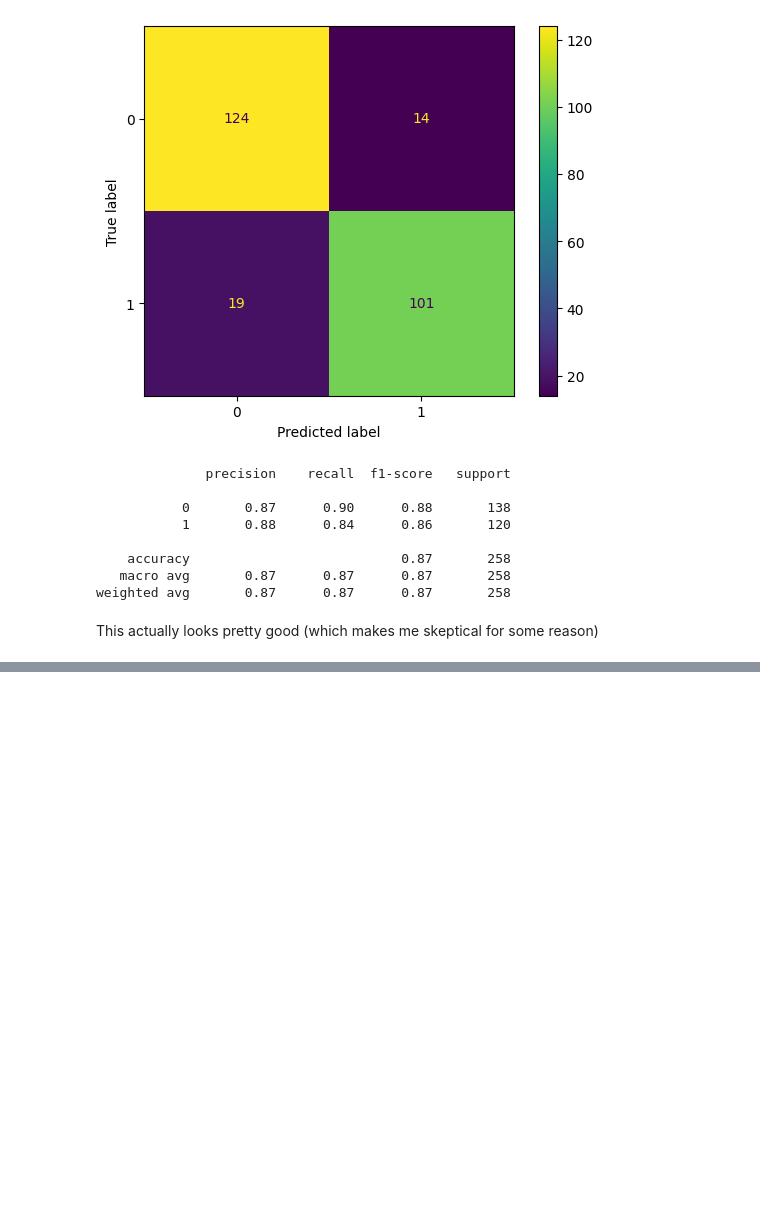
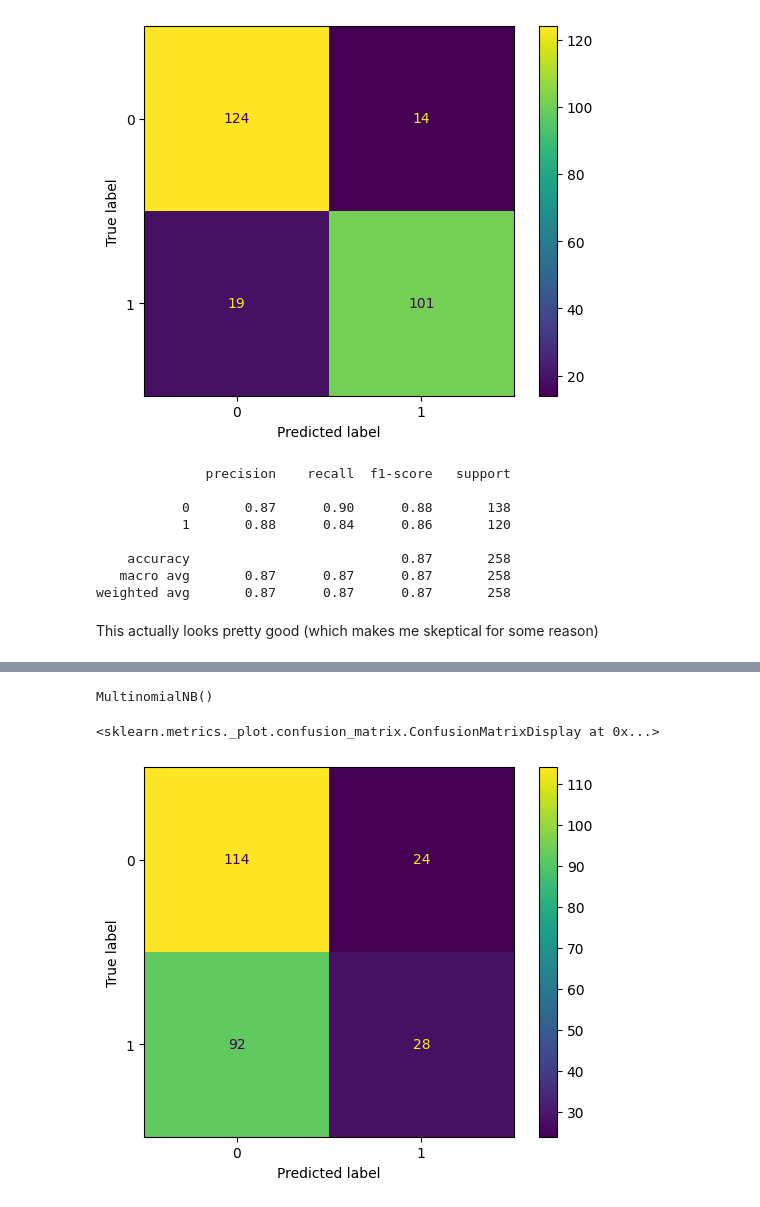
Before and after one commit to dallascaley/Business-Intelligence, a Jupyter notebook: Colab Notebooks/IS470_Assignment02.ipynb, the cells around one changed output, grey strips where cells are left out. Drawn from its saved outputs; the diff is of its cells as text; code cells hidden in the pictures; blank space fills up the shorter version.

Commit message:
Added Neive Bayes and KNN

```diff
--- a/Colab Notebooks/IS470_Assignment02.ipynb
+++ b/Colab Notebooks/IS470_Assignment02.ipynb
@@ -522,0 +526,16 @@ This actually looks pretty good (which makes me skeptical for some reason)
+# %%
+# set up a Neive Baise classifier
+model_NB = sk.naive_bayes.MultinomialNB()
+model_NB.fit(predictors_train, target_train)
+# %% [output]
+MultinomialNB()
+# %%
+# Make predictions on the testing data
+predictions_on_test_NB = model_NB.predict(p_test)
+# %%
+# Examine the evaluation results on testing data
+cm_NB = sk.metrics.confusion_matrix(t_test, predictions_on_test_NB)
+sk.metrics.ConfusionMatrixDisplay(confusion_matrix=cm_NB, display_labels=model_NB.classes_).plot()
+# %% [output]
+<sklearn.metrics._plot.confusion_matrix.ConfusionMatrixDisplay at 0x...>
+[figure, added]
```
Also changed, not shown: parts of 14 cells of this notebook, 1 other file.
